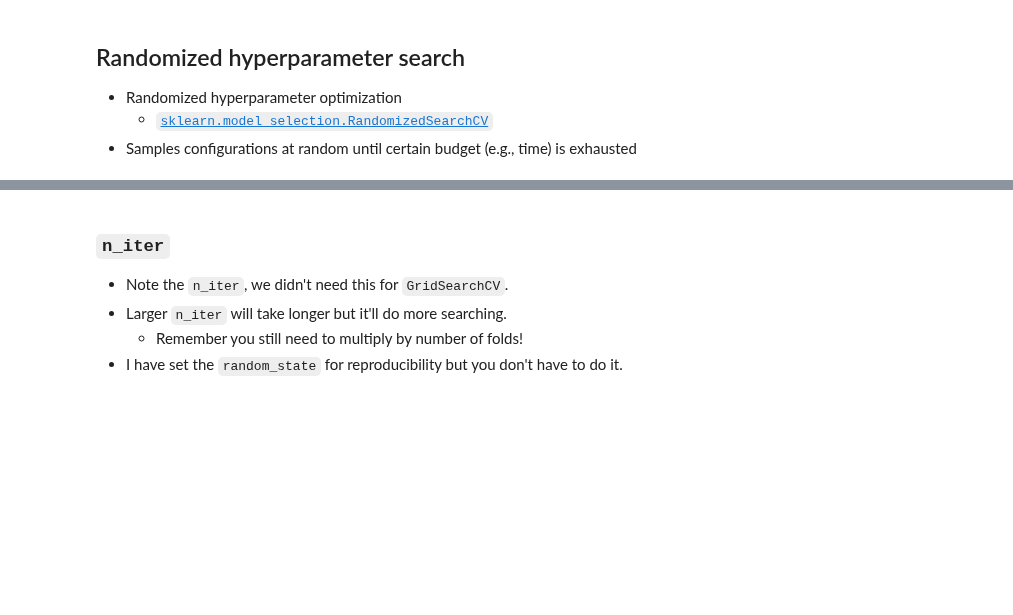
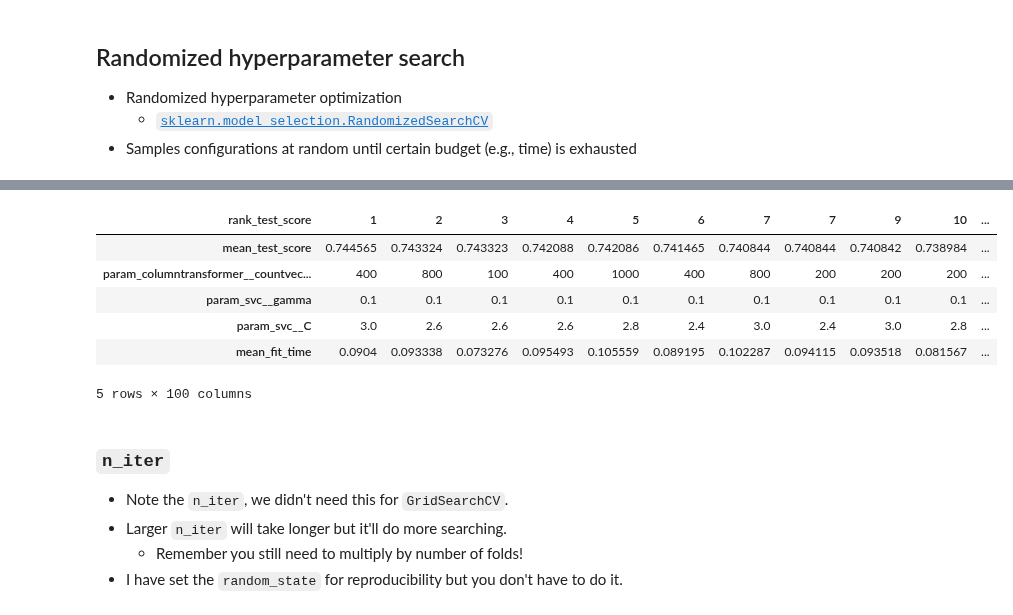
Before and after one commit to UBC-CS/cpsc330-2023W1, a Jupyter notebook: lectures/08_hyperparameter-optimization.ipynb, the cells around one changed output, grey strips where cells are left out. Saved outputs shown, nothing was run; the diff lists cells and outputs as text; code cells hidden in the pictures; blank space fills up the shorter version.

```diff
--- a/lectures/08_hyperparameter-optimization.ipynb
+++ b/lectures/08_hyperparameter-optimization.ipynb
@@ -438,5 +666,10 @@ param_grid
 # %%
 # Create a random search object
-random_search = None
+random_search = RandomizedSearchCV(pipe_svm,
+                  param_distributions = param_grid,
+                  n_iter=100,
+                  n_jobs=-1,
+                  return_train_score=True)
 
 # Carry out the search
+random_search.fit(X_train, y_train)
@@ -443,14 +694,22 @@ random_search = None
 # %%
-# pd.DataFrame(random_search.cv_results_)[
-#     [
-#         "mean_test_score",
-#         "param_columntransformer__countvectorizer__max_features",
-#         "param_svc__gamma",
-#         "param_svc__C",
-#         "mean_fit_time",
-#         "rank_test_score",
-#     ]
-# ].set_index("rank_test_score").sort_index().T
+pd.DataFrame(random_search.cv_results_)[
+    [
+        "mean_test_score",
+        "param_columntransformer__countvectorizer__max_features",
+        "param_svc__gamma",
+        "param_svc__C",
+        "mean_fit_time",
+        "rank_test_score",
+    ]
+].set_index("rank_test_score").sort_index().T
+# %% [output]
+| rank_test_score | 1 | 2 | 3 | 4 | 5 | 6 | 7 | 7 | 9 | 10 | ... |
+| mean_test_score | 0.744565 | 0.743324 | 0.743323 | 0.742088 | 0.742086 | 0.741465 | 0.740844 | 0.740844 | 0.740842 | 0.738984 | ... |
+| param_columntransformer__countvec... | 400 | 800 | 100 | 400 | 1000 | 400 | 800 | 200 | 200 | 200 | ... |
+| param_svc__gamma | 0.1 | 0.1 | 0.1 | 0.1 | 0.1 | 0.1 | 0.1 | 0.1 | 0.1 | 0.1 | ... |
+| param_svc__C | 3.0 | 2.6 | 2.6 | 2.6 | 2.8 | 2.4 | 3.0 | 2.4 | 3.0 | 2.8 | ... |
+| mean_fit_time | 0.0904 | 0.093338 | 0.073276 | 0.095493 | 0.105559 | 0.089195 | 0.102287 | 0.094115 | 0.093518 | 0.081567 | ... |
+5 rows × 100 columns
 # %% [markdown]
 ### `n_iter`
 
```
Also changed, not shown: parts of 59 cells of this notebook.
